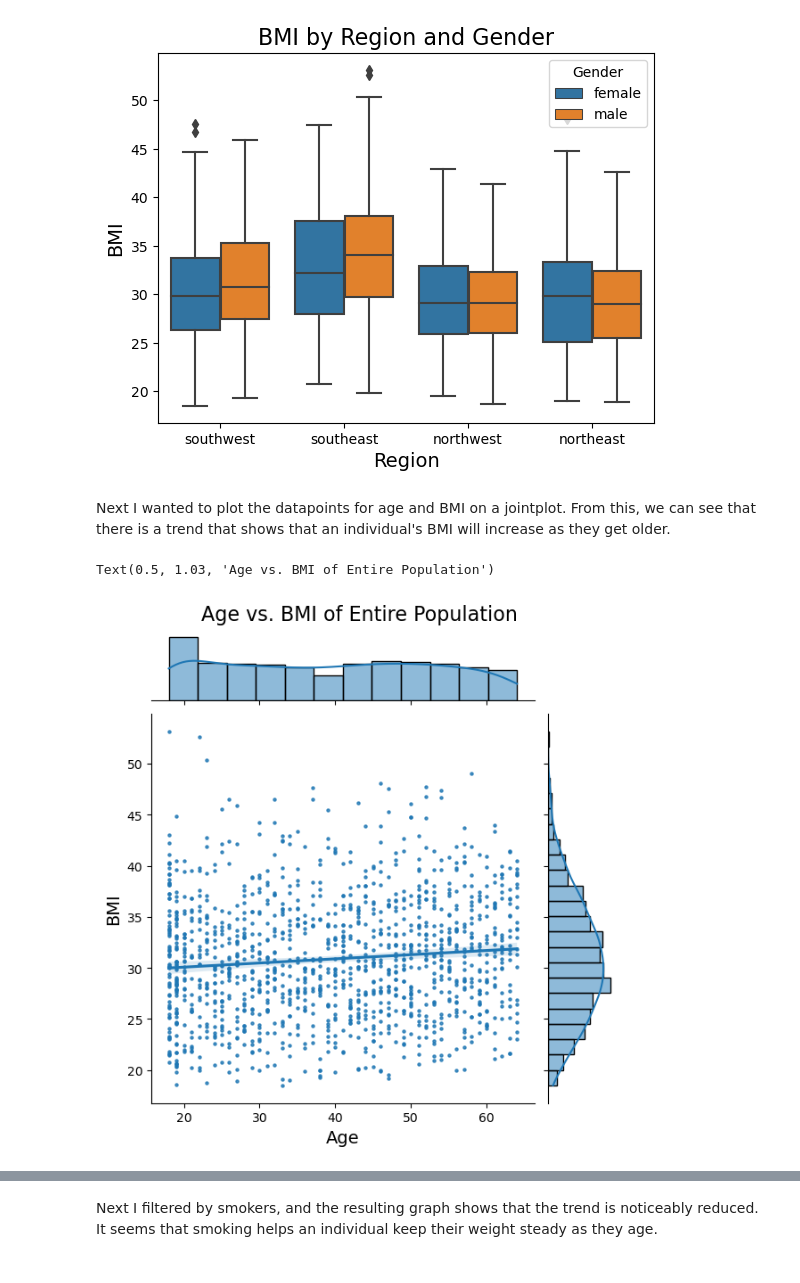
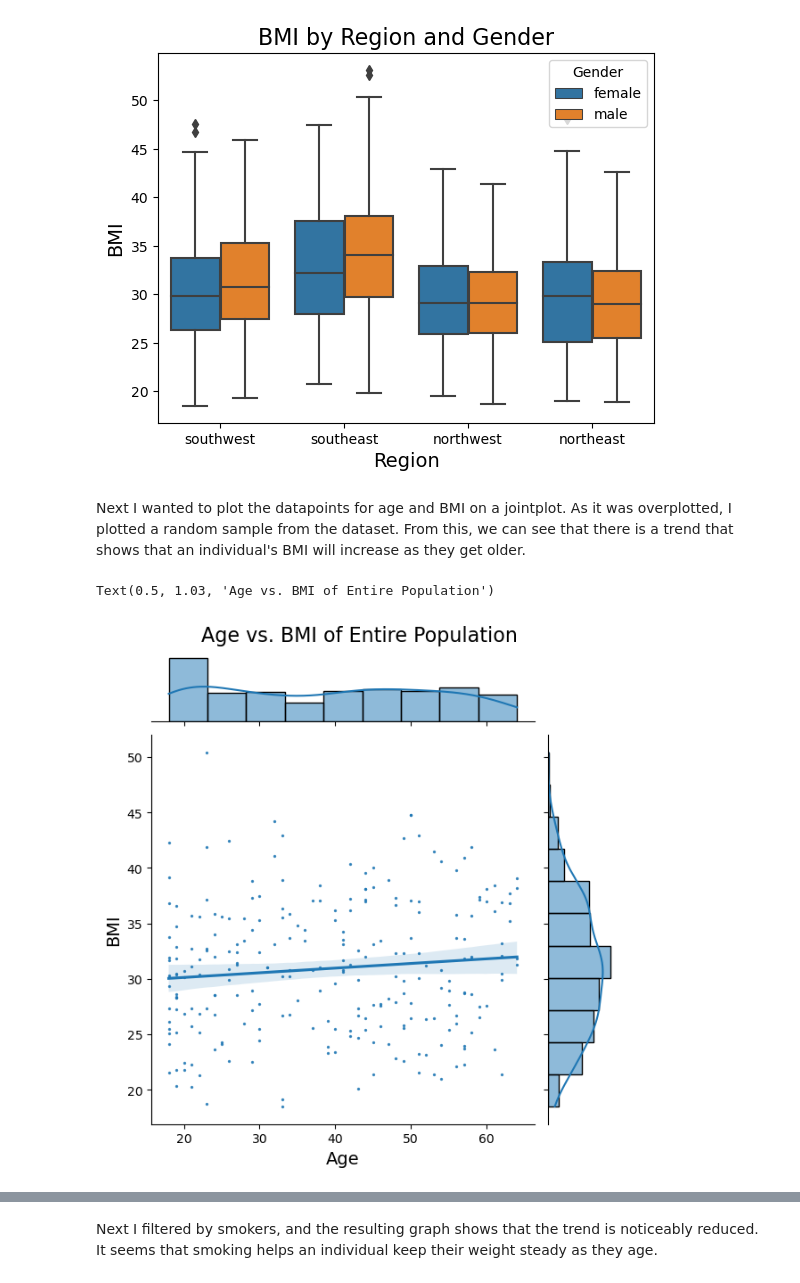
Before and after one commit to ubco-W2022T2-data301/project-group-group10, a Jupyter notebook: analysis/Analysis_Pipeline.ipynb, the cells around one changed output, grey strips where cells are left out. Cells and saved outputs as stored; diff of their text form; code cells hidden in the pictures.

Commit message:
updated m4 analysis to fix overplotting on jointplot

```diff
--- a/analysis/Analysis_Pipeline.ipynb
+++ b/analysis/Analysis_Pipeline.ipynb
@@ -482,18 +486,20 @@ plt.legend(title="Gender")
 <matplotlib.legend.Legend at 0x...>
 [figure]
 # %% [markdown]
-Next I wanted to plot the datapoints for age and BMI on a jointplot.  From this, we can see that there is a trend that shows that an individual's BMI will increase as they get older.
+Next I wanted to plot the datapoints for age and BMI on a jointplot. As it was overplotted, I plotted a random sample from the dataset.  From this, we can see that there is a trend that shows that an individual's BMI will increase as they get older.
 # %%
+sampled_data = filtered_df.sample(n=250)
+
 plot = sns.jointplot(x='Age',
-                         y='BMI',
-                         data=filtered_df,
-                         kind='reg',
-                         scatter_kws={'s': 5})
+                     y='BMI',
+                     data=sampled_data,
+                     kind='reg',
+                     scatter_kws={'s': 2})
 
 
 plot.set_axis_labels('Age', 'BMI', fontsize=14)
 plot.fig.suptitle('Age vs. BMI of Entire Population', fontsize=16, y=1.03)
 # %% [output]
 Text(0.5, 1.03, 'Age vs. BMI of Entire Population')
-[figure, old version]
+[figure, new version]
 # %% [markdown]
```
Also changed, not shown: parts of 8 cells of this notebook, 2 other files.
